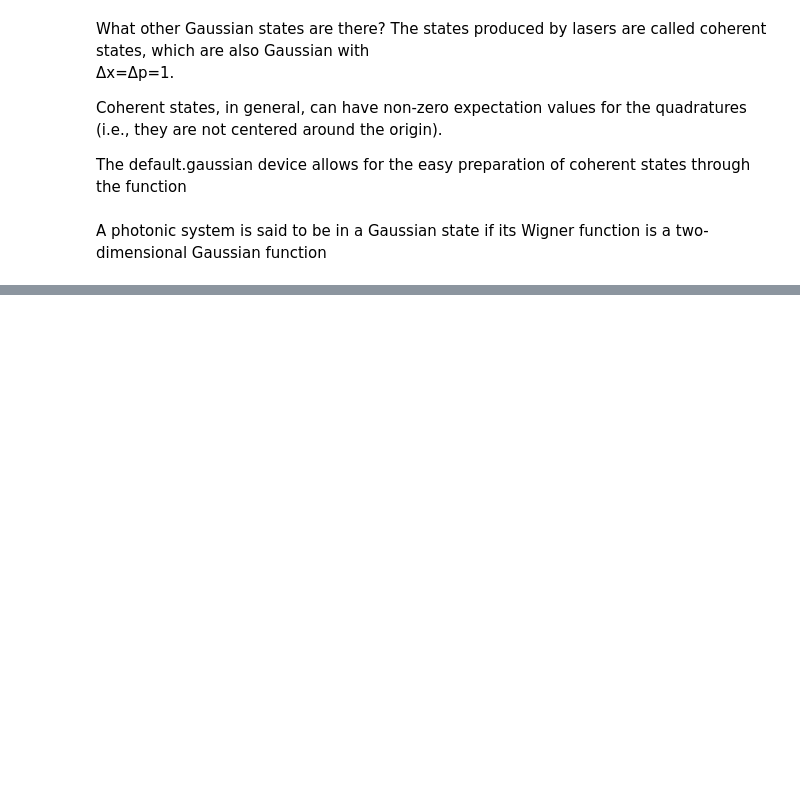
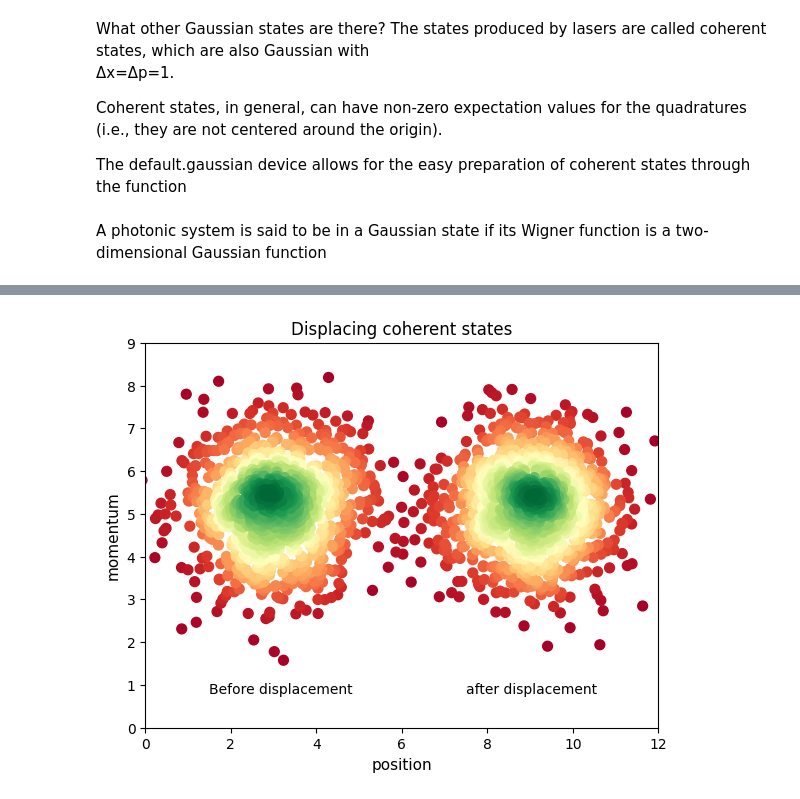
Before and after one commit to shreyasat27/pennylane-27524, a Jupyter notebook: Photonic_quantum_computers.ipynb, the cells around one changed output, grey strips where cells are left out. Cells and saved outputs as stored; diff of their text form; code cells hidden in the pictures; blank space fills up the shorter version.

```diff
--- a/Photonic_quantum_computers.ipynb
+++ b/Photonic_quantum_computers.ipynb
@@ -147,0 +158,49 @@ plt.show()
+# %%
+@qml.qnode(dev)
+def displace_coherent_x(alpha, phi, x):
+    qml.CoherentState(alpha, phi, wires =0) #create cohent state
+    qml.Displacement(x,0,wires=0) #second argument is displacement direction in phase space
+    return qml.sample(qml.QuadX(0))
+
+@qml.qnode(dev)
+def displace_coherent_p(alpha,phi, x):
+    qml.CoherentState(alpha, phi, wires=0)
+    qml.Displacement(x,0,wires=0)
+    return qml.sample(qml.QuadP(0))
+
+#we plot both the initial and displaced state
+initial_x = displace_coherent_x(3, np.pi/3,0) #initial state amounts to 0 displacement
+initial_p = displace_coherent_p(3, np.pi/3,0)
+displaced_x = displace_coherent_x(3,np.pi/3,3) #displace x=3 in x-direction
+displaced_p = displace_coherent_p(3, np.pi/3,3)
+
+#plot as before
+fig, ax1 = plt.subplots(figsize =(10,5))
+xp1 = vstack([initial_x, initial_p])
+z1 = gaussian_kde(xp1)(xp1)
+sorted1 = z1.argsort()
+x1,y1,z1 = initial_x[sorted1], initial_p[sorted1], z1[sorted1]
+
+xp2 = vstack([displaced_x, displaced_p])
+z2 = gaussian_kde(xp2)(xp2)
+sorted2 = z2.argsort()
+x2,y2,z2 = displaced_x[sorted2], displaced_p[sorted2], z2[sorted2]
+
+ax1.scatter(x1,y1,c = z1, s=50, cmap ="RdYlGn")
+ax1.scatter(x2,y2,c = z2, s=50, cmap ="RdYlGn")
+
+plt.xlim([0,12])
+plt.ylim([0,9])
+
+ax1.set_aspect("equal", adjustable ="box")
+plt.text(1.5,0.8,"Before displacement")
+plt.text(7.5,0.8,"after displacement")
+
+ax1.set_ylabel("momentum", fontsize=11)
+ax1.set_xlabel("position", fontsize=11)
+
+ax1.set_title("Displacing coherent states", fontsize=12)
+ax1.set_aspect("equal", adjustable ="box")
+plt.show()
+# %% [output]
+[figure, added]
```
Also changed, not shown: parts of 12 cells of this notebook.
